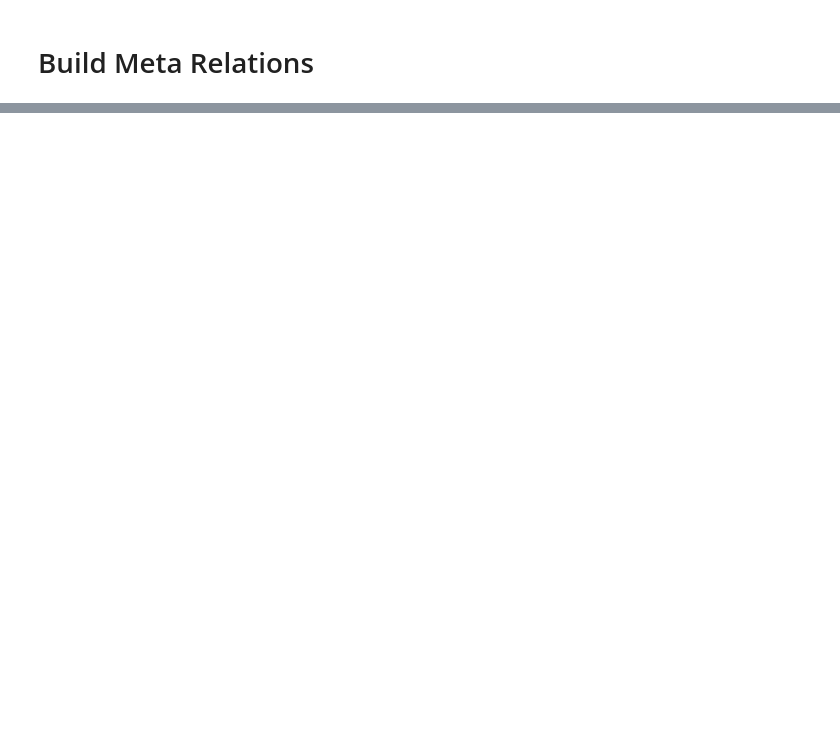
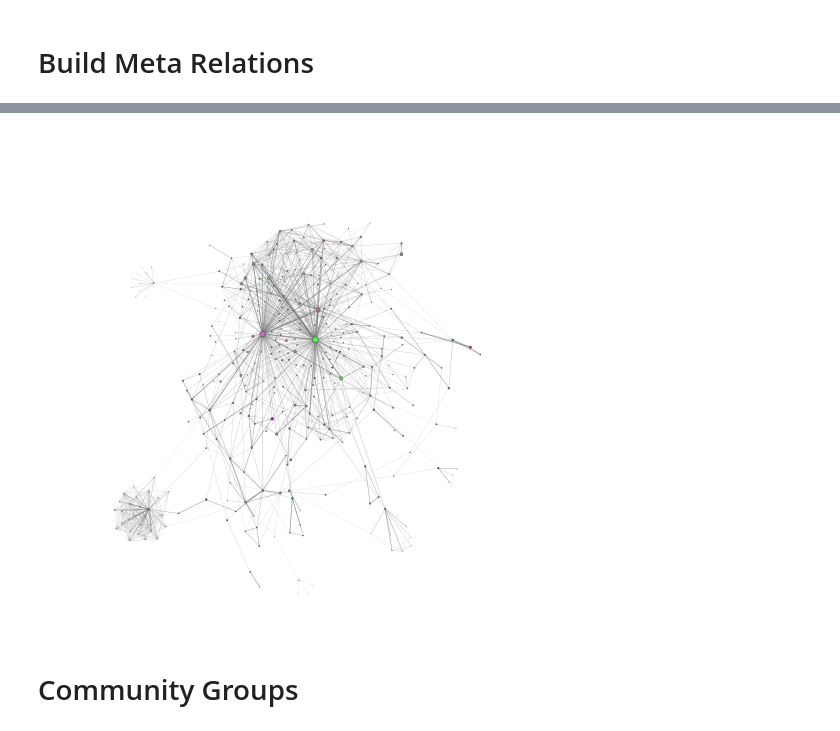
Before and after one commit to Minyall/squashy, a Jupyter notebook: squashy/demos/subreddits_demo.ipynb, the cells around one changed output, grey strips where cells are left out. Saved outputs shown, nothing was run; the diff lists cells and outputs as text; code cells hidden in the pictures; blank space fills up the shorter version.

```diff
--- a/squashy/demos/subreddits_demo.ipynb
+++ b/squashy/demos/subreddits_demo.ipynb
@@ -138,0 +163,3 @@ agglomerator.metrics.visualize(x='pass_', y='runtime', color='hop', log_y=True)
+# %%
+edges = meta_relate.get_core_edge_list()
+nodes = meta_relate.get_core_node_list()
@@ -138,0 +183,5 @@ agglomerator.metrics.visualize(x='pass_', y='runtime', color='hop', log_y=True)
+# %%
+import networkx as nx
+import pandas as pd
+edge_list = pd.DataFrame(edges)
+node_list = pd.DataFrame(nodes)
@@ -138,0 +206,5 @@ agglomerator.metrics.visualize(x='pass_', y='runtime', color='hop', log_y=True)
+# %%
+G = nx.from_pandas_edgelist(edge_list,edge_attr=True, create_using=nx.DiGraph)
+
+node_attr = node_list.set_index('id').rename(columns={'n_subnodes':'size'}).to_dict(orient='index')
+nx.set_node_attributes(G, node_attr)
@@ -138,0 +219,6 @@ agglomerator.metrics.visualize(x='pass_', y='runtime', color='hop', log_y=True)
+# %%
+components = nx.components.connected_components(G.to_undirected())
+giant_component = sorted(components, key=len, reverse=True)[0]
+len(giant_component)
+
+G = nx.subgraph(G,giant_component)
@@ -138,0 +266,6 @@ agglomerator.metrics.visualize(x='pass_', y='runtime', color='hop', log_y=True)
+# %%
+fig, config = nw.visualize(G)
+# %% [output]
+[figure, added]
+# %% [markdown]
+# Community Groups
```
Also changed, not shown: parts of 27 cells of this notebook.
